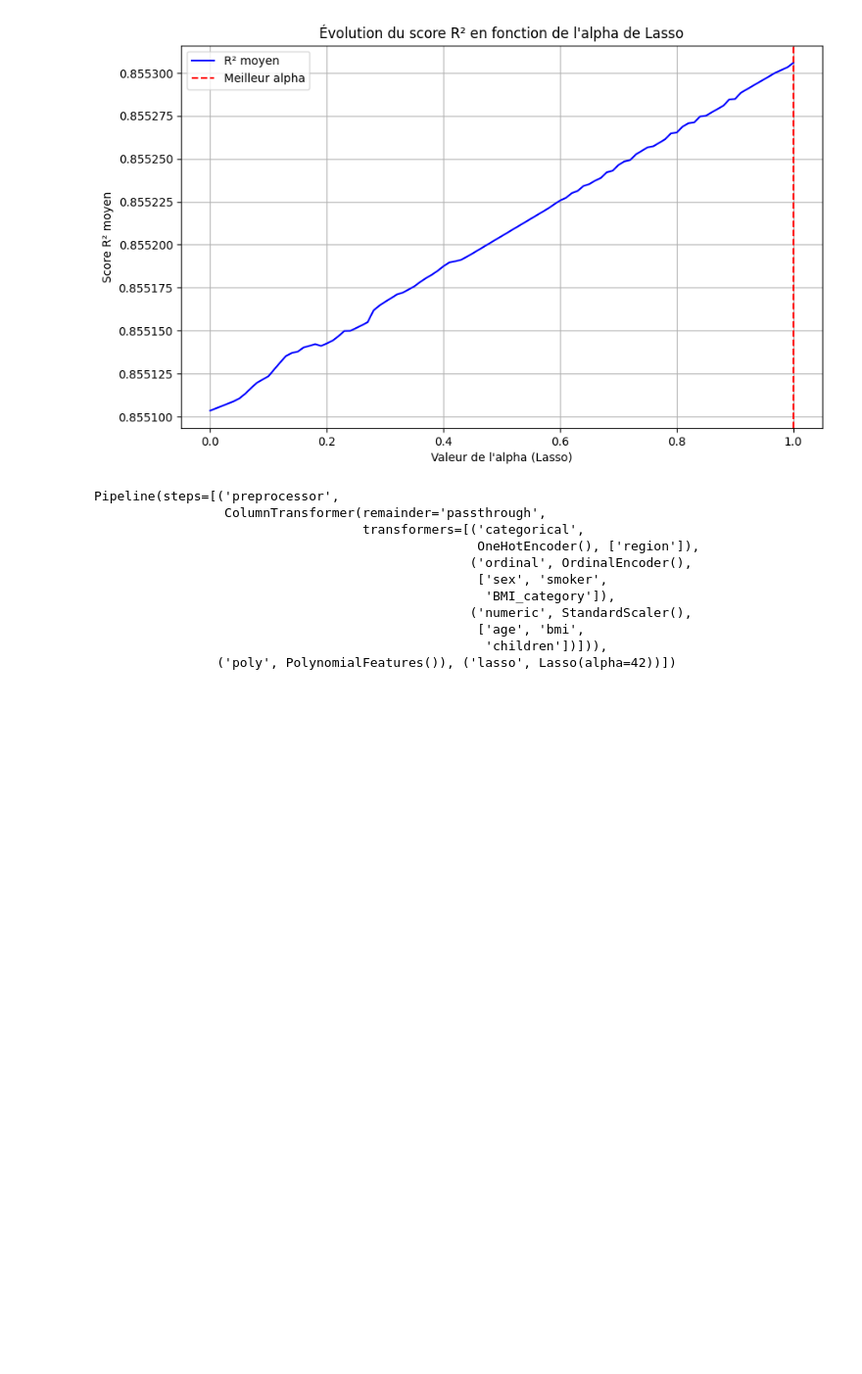
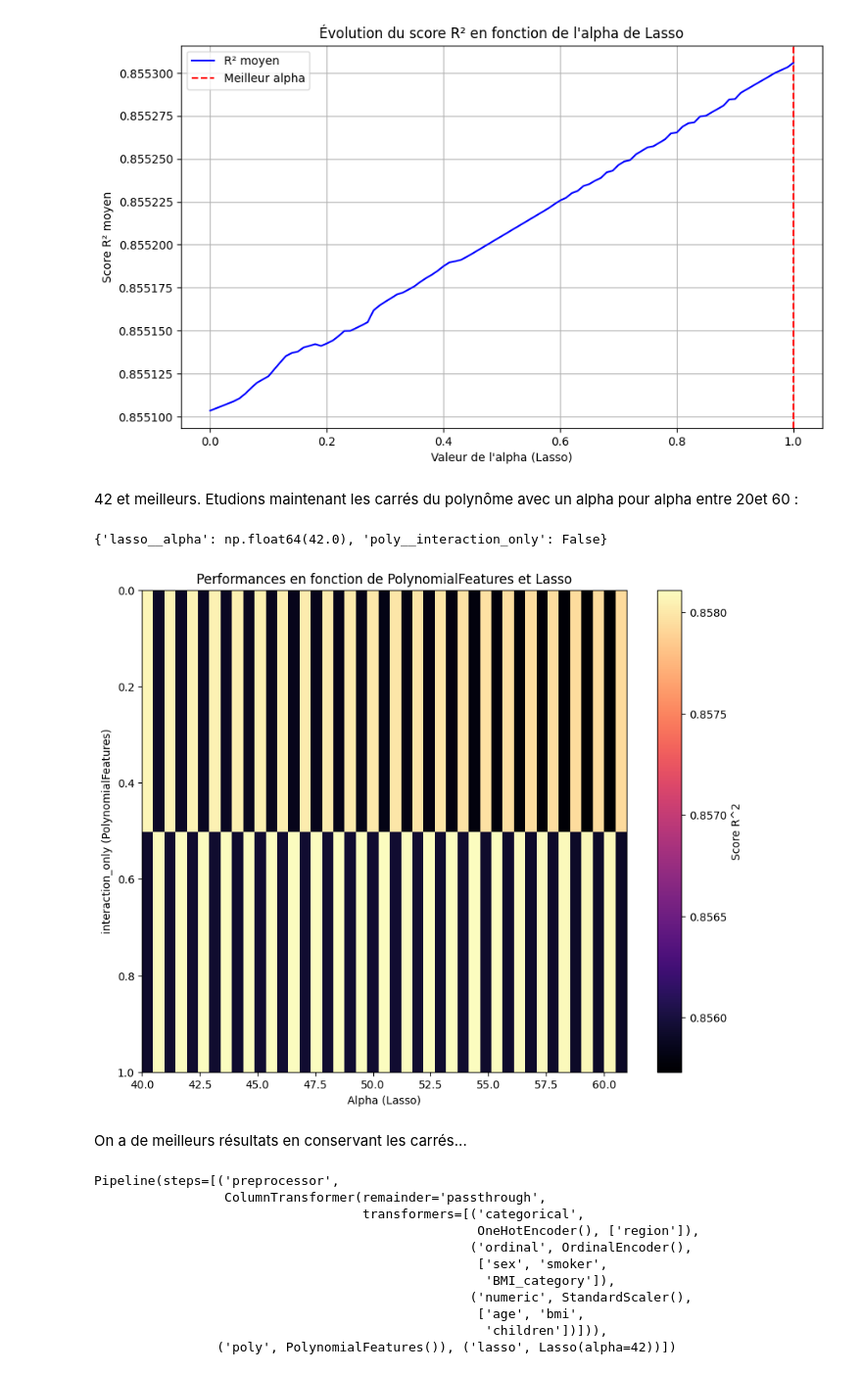
Before and after one commit to istaion/Assur_aimant, a Jupyter notebook: victor/modelisation.ipynb, the cells around one changed output. Shown: that part at 98% size. Drawn from its saved outputs; the diff is of its cells as text; code cells hidden in the pictures; blank space fills up the shorter version.

```diff
--- a/victor/modelisation.ipynb
+++ b/victor/modelisation.ipynb
@@ -408,6 +397,45 @@ plt.grid(True)
 plt.show()
 # %% [output]
 [figure]
+# %% [markdown]
+42 et meilleurs. Etudions maintenant les carrés du polynôme avec un alpha pour alpha entre 20et 60 :
+# %%
+param_grid = {
+    "poly__interaction_only": [True, False],
+    "lasso__alpha": np.linspace(40, 61, 43),
+}
+
+grid_search = GridSearchCV(
+    pipeline,
+    param_grid,
+    cv=5,
+    scoring="r2",
+)
+grid_search.fit(data, target)
+
+grid_search.best_params_
+# %% [output]
+{'lasso__alpha': np.float64(42.0), 'poly__interaction_only': False}
+# %%
+results = grid_search.cv_results_
+interaction = param_grid["poly__interaction_only"]
+alphas = param_grid["lasso__alpha"]
+scores = results["mean_test_score"].reshape(len(interaction), len(alphas))
+
+# Visualisation
+plt.figure(figsize=(10, 8))
+plt.imshow(scores, interpolation="nearest", cmap="magma", aspect="auto",
+           extent=[min(alphas), max(alphas), min(interaction), max(interaction)])
+plt.colorbar(label="Score R^2")
+plt.title("Performances en fonction de PolynomialFeatures et Lasso")
+plt.xlabel("Alpha (Lasso)")
+plt.ylabel("interaction_only (PolynomialFeatures)")
+plt.gca().invert_yaxis()
+plt.show()
+# %% [output]
+[figure, added]
+# %% [markdown]
+On a de meilleurs résultats en conservant les carrés...
 # %%
 pipeline = Pipeline([
     ("preprocessor", preprocessor),
```
Also changed, not shown: parts of 6 cells of this notebook.
